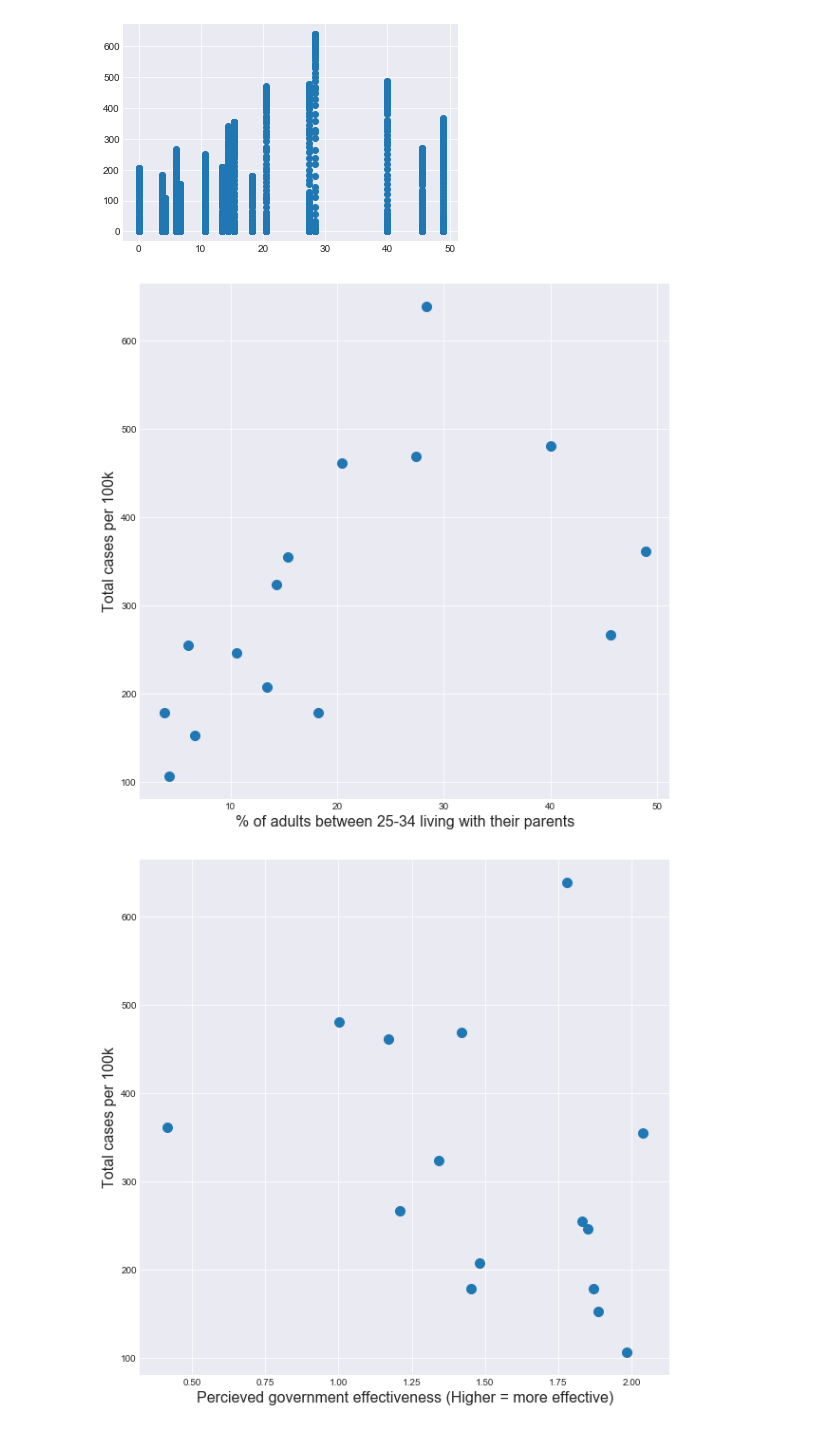
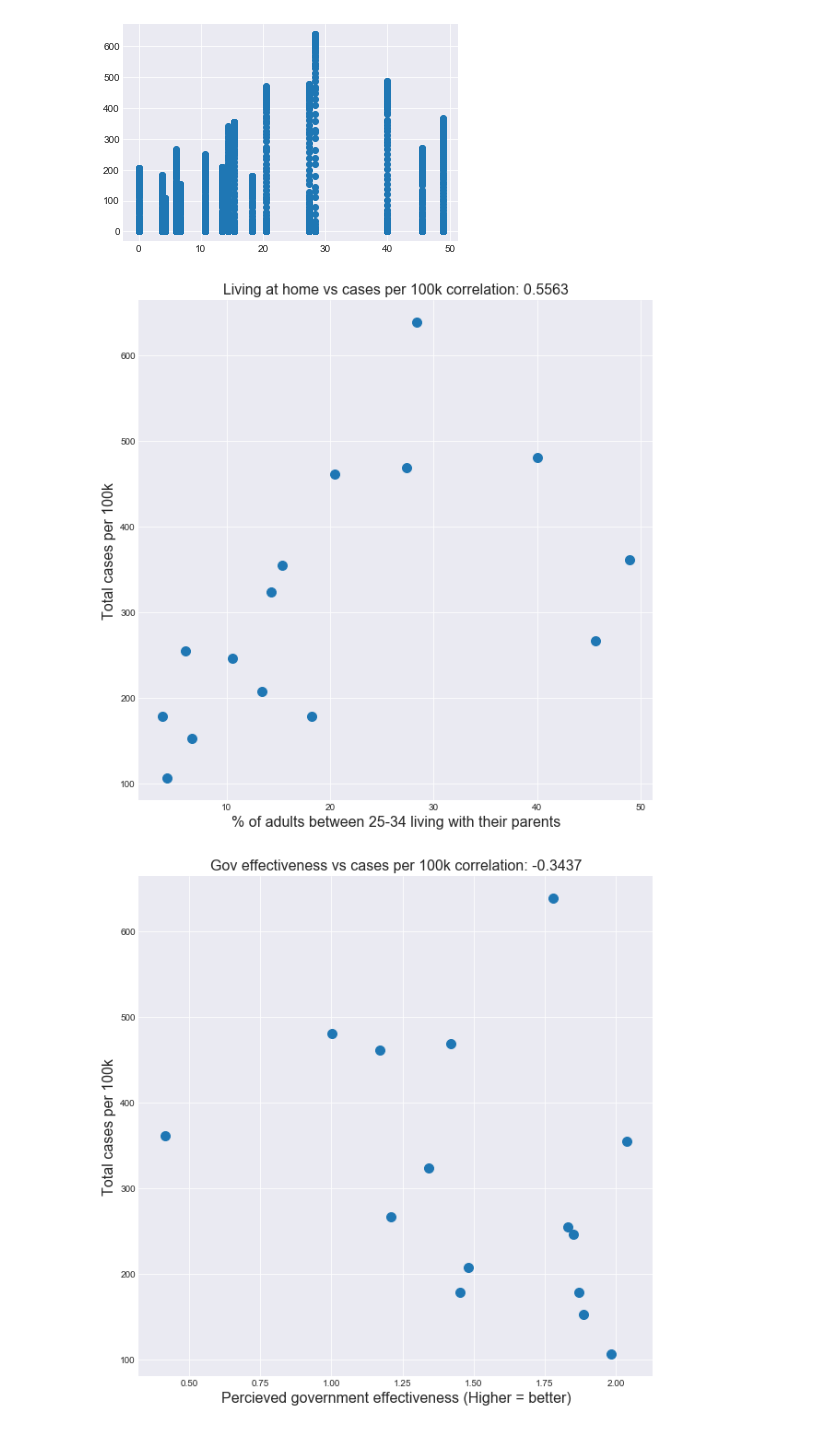
Before and after one commit to magei00/SocialData02806_2020, a Jupyter notebook: final_project/data_treament.ipynb, the cells around one changed output. Saved outputs shown, nothing was run; the diff lists cells and outputs as text; code cells hidden in the pictures.

```diff
--- a/final_project/data_treament.ipynb
+++ b/final_project/data_treament.ipynb
@@ -427,19 +427,25 @@ day_sub = day_sub[day_sub['living_at_home'] > 0]
 # %%
 plt.figure(figsize=(10,10))
 plt.scatter(day_sub['living_at_home'],day_sub['total_cases_per_100k'],s=100)
+corr = day_sub[['living_at_home','total_cases_per_100k']].corr().loc['living_at_home']['total_cases_per_100k']
+plt.title(label='Living at home vs cases per 100k' + " correlation: " + str(corr.round(4)),fontsize=16)
+
 plt.ylabel('Total cases per 100k',fontsize=16)
 plt.xlabel('% of adults between 25-34 living with their parents',fontsize=16)
 plt.savefig("cases_livinghome.png")
 # %% [output]
-[figure, old version]
+[figure, new version]
 # %%
 plt.figure(figsize=(10,10))
 plt.scatter(day_sub['gov_effectiveness'],day_sub['total_cases_per_100k'],s=100)
+corr = day_sub[['gov_effectiveness','total_cases_per_100k']].corr().loc['gov_effectiveness']['total_cases_per_100k']
+plt.title(label='Gov effectiveness vs cases per 100k' + " correlation: " + str(corr.round(4)),fontsize=16)
+
 plt.ylabel('Total cases per 100k',fontsize=16)
-plt.xlabel('Percieved government effectiveness (Higher = more effective)',fontsize=16)
-plt.savefig("govern_cases.png")
+plt.xlabel('Percieved government effectiveness (Higher = better)',fontsize=16)
+plt.savefig("cases_gov.png")
 # %% [output]
-[figure, old version]
+[figure, new version]
 # %%
 plt.figure(figsize=(10,10))
 plt.scatter(day_sub['gov_effectiveness'],day_sub['total_cases_per_100k'],s=100)
```
Also changed, not shown: parts of 3 cells of this notebook, 2 other files.
